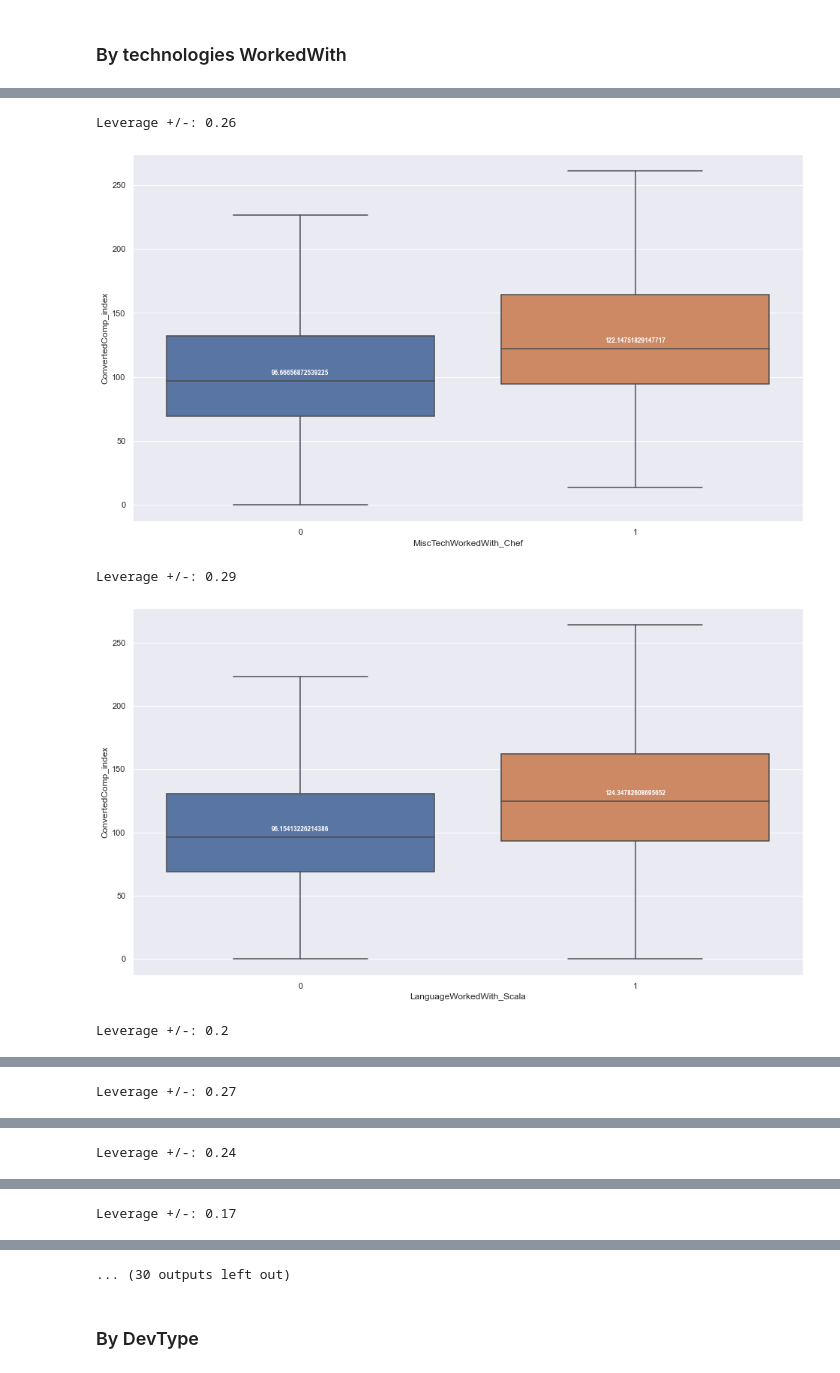
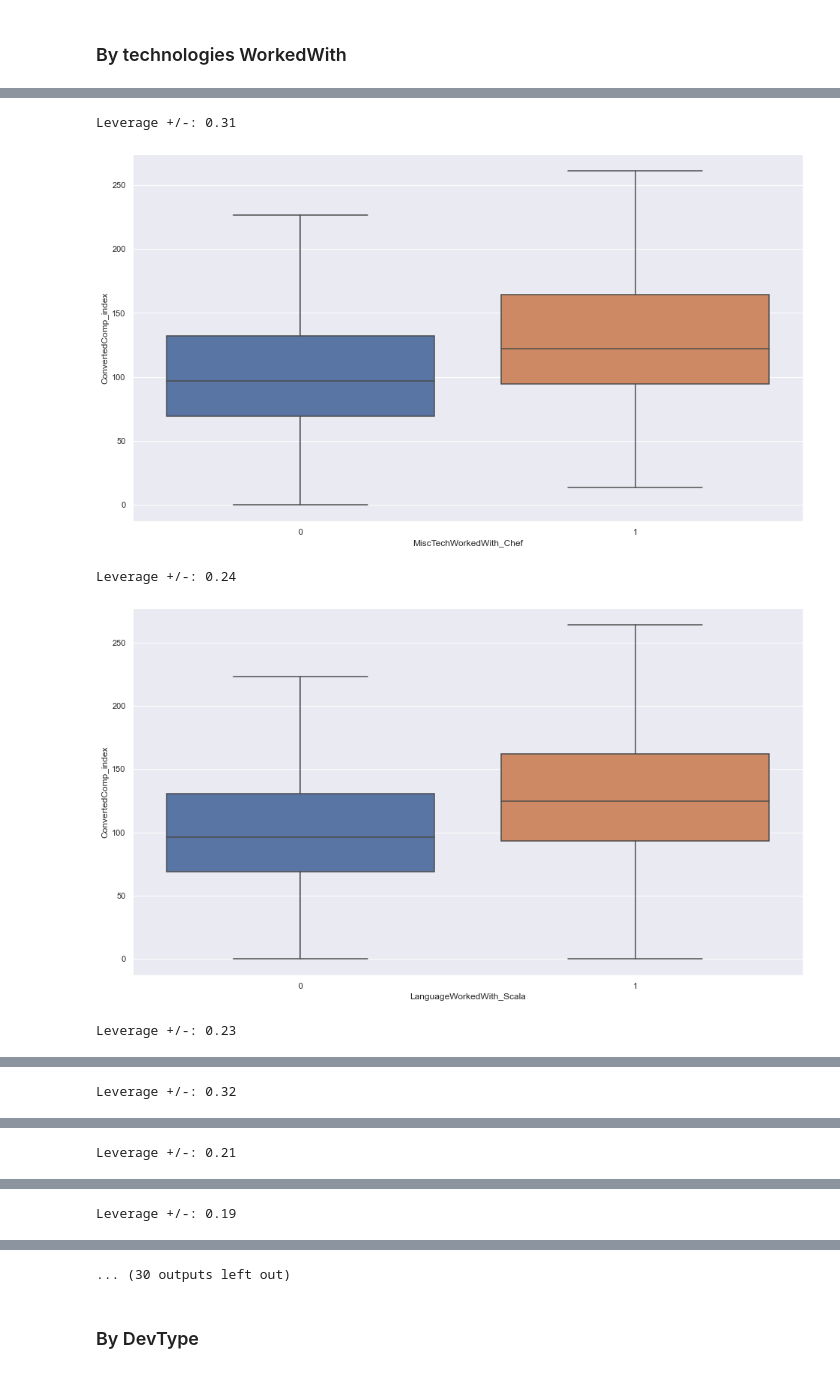
Before and after one commit to erdemsirel/ozu_data_science, a Jupyter notebook: DS 555 - Data Science & Strategy/ds555-project/notebooks/ds555_project-Explanatory-Analysis.ipynb, the cells around one changed output, grey strips where cells are left out. Saved outputs shown, nothing was run; the diff lists cells and outputs as text; code cells hidden in the pictures.

```diff
--- a/DS 555 - Data Science & Strategy/ds555-project/notebooks/ds555_project-Explanatory-Analysis.ipynb
+++ b/DS 555 - Data Science & Strategy/ds555-project/notebooks/ds555_project-Explanatory-Analysis.ipynb
@@ -212,5 +212,5 @@ def calculate_high_and_low_leverage_tech(data):
 
     high_leverage_technologies = tech_leverages[tech_leverages >= tech_leverages.quantile(0.80)].index.tolist()
     low_leverage_technologies = tech_leverages[tech_leverages <= tech_leverages.quantile(0.20)].index.tolist()
-    return high_leverage_technologies, low_leverage_technologies
-high_leverage_technologies, low_leverage_technologies = calculate_high_and_low_leverage_tech(data)
+    return high_leverage_technologies, low_leverage_technologies, tech_leverages
+high_leverage_technologies, low_leverage_technologies, tech_leverages = calculate_high_and_low_leverage_tech(data)
@@ -257,22 +277,22 @@ low_leverage_technologies
 # %%
 data_ =  data[(data.MainBranch == "I am a developer by profession")
              &  (data.ConvertedComp <= 300000)]
 
 for col in high_leverage_technologies:
     ax = sns.boxplot(x=col, y="ConvertedComp_index", data=data_,
                      showfliers = False)
 
-    medians = data_.groupby([col])['ConvertedComp_index'].median()
-    vertical_offset = data_['ConvertedComp_index'].median() * 0.05 # offset from median for display
+    medians = data_.groupby([col])['ConvertedComp_index'].mean()
+    vertical_offset = data_['ConvertedComp_index'].mean() * 0.05 # offset from median for display
     print("Leverage +/-:", round(medians[1] / medians[0] -1,2))
-    for xtick in ax.get_xticks():
-        ax.text(xtick,medians[xtick] + vertical_offset,medians[xtick],
-                horizontalalignment='center',size='x-small',color='w',weight='semibold')
+    #for xtick in ax.get_xticks():
+    #    ax.text(xtick,medians[xtick] + vertical_offset,medians[xtick],
+    #            horizontalalignment='center',size='x-small',color='w',weight='semibold')
 
     plt.show()
 # %% [output]
-Leverage +/-: 0.26
+Leverage +/-: 0.31
-[figure, old version]
+[figure, new version]
-Leverage +/-: 0.29
+Leverage +/-: 0.24
-[figure, old version]
+[figure, new version]
-Leverage +/-: 0.2
+Leverage +/-: 0.23
@@ -280 +300 @@ Leverage +/-: 0.2
-Leverage +/-: 0.27
+Leverage +/-: 0.32
@@ -282 +302 @@ Leverage +/-: 0.27
-Leverage +/-: 0.24
+Leverage +/-: 0.21
@@ -284 +304 @@ Leverage +/-: 0.24
-Leverage +/-: 0.17
+Leverage +/-: 0.19
```
Also changed, not shown: parts of 3 cells of this notebook, 2 other files.
